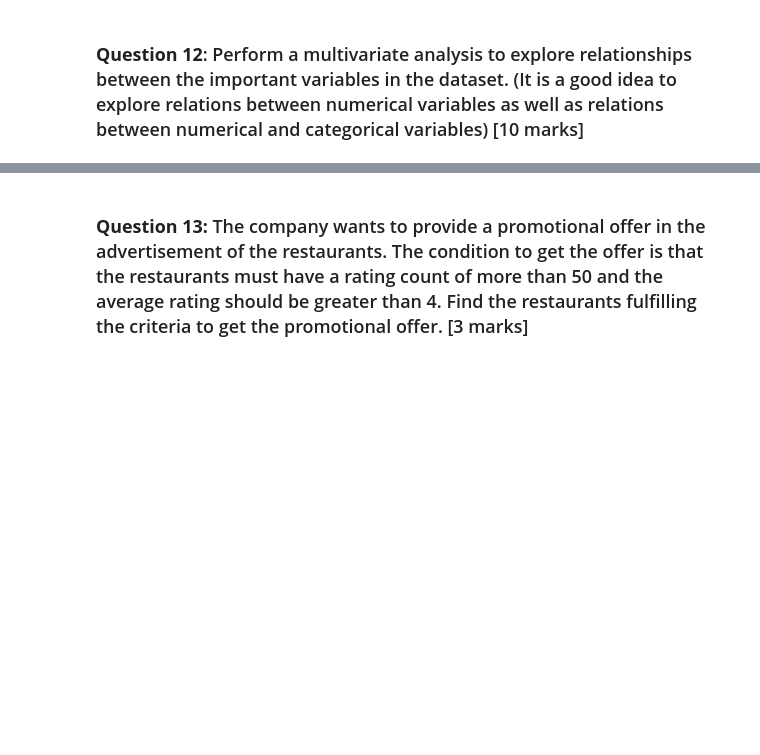
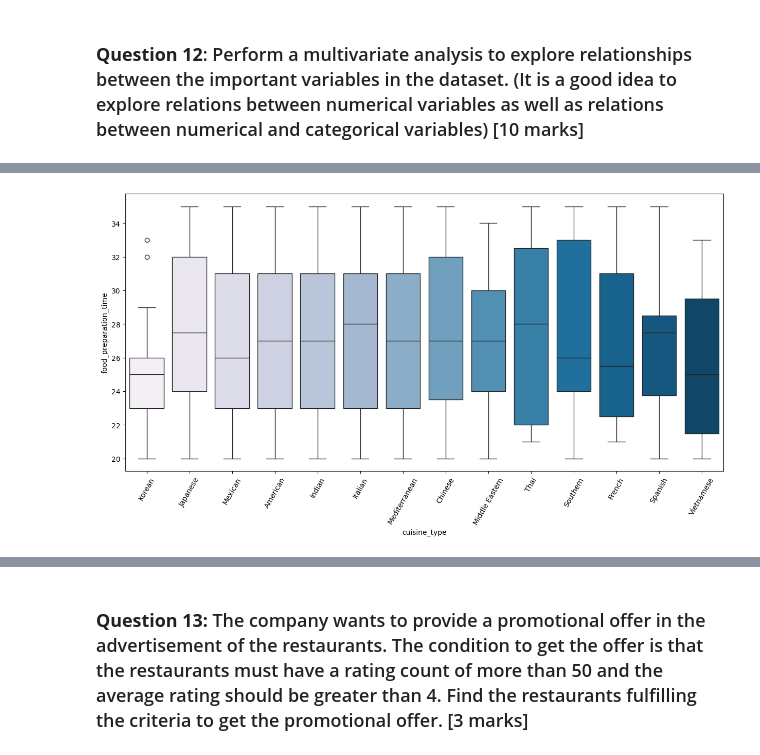
Before and after one commit to yash1thsa/machine_learning_pipelines, a Jupyter notebook: Food_hub_analysis_Full_Code.ipynb, the cells around one changed output, grey strips where cells are left out. Cells and saved outputs as stored; diff of their text form; code cells hidden in the pictures; blank space fills up the shorter version.

```diff
--- a/Food_hub_analysis_Full_Code.ipynb
+++ b/Food_hub_analysis_Full_Code.ipynb
@@ -430,0 +434,8 @@ ValueError: could not convert string to float: 'Not given'
+# %%
+# Relationship between food preparation time and cuisine type
+plt.figure(figsize=(15,7))
+sns.boxplot(x = "cuisine_type", y = "food_preparation_time", data = df, palette = 'PuBu', hue = "cuisine_type")
+plt.xticks(rotation = 60)
+plt.show()
+# %% [output]
+[figure, added]
```
Also changed, not shown: parts of 19 cells of this notebook.
